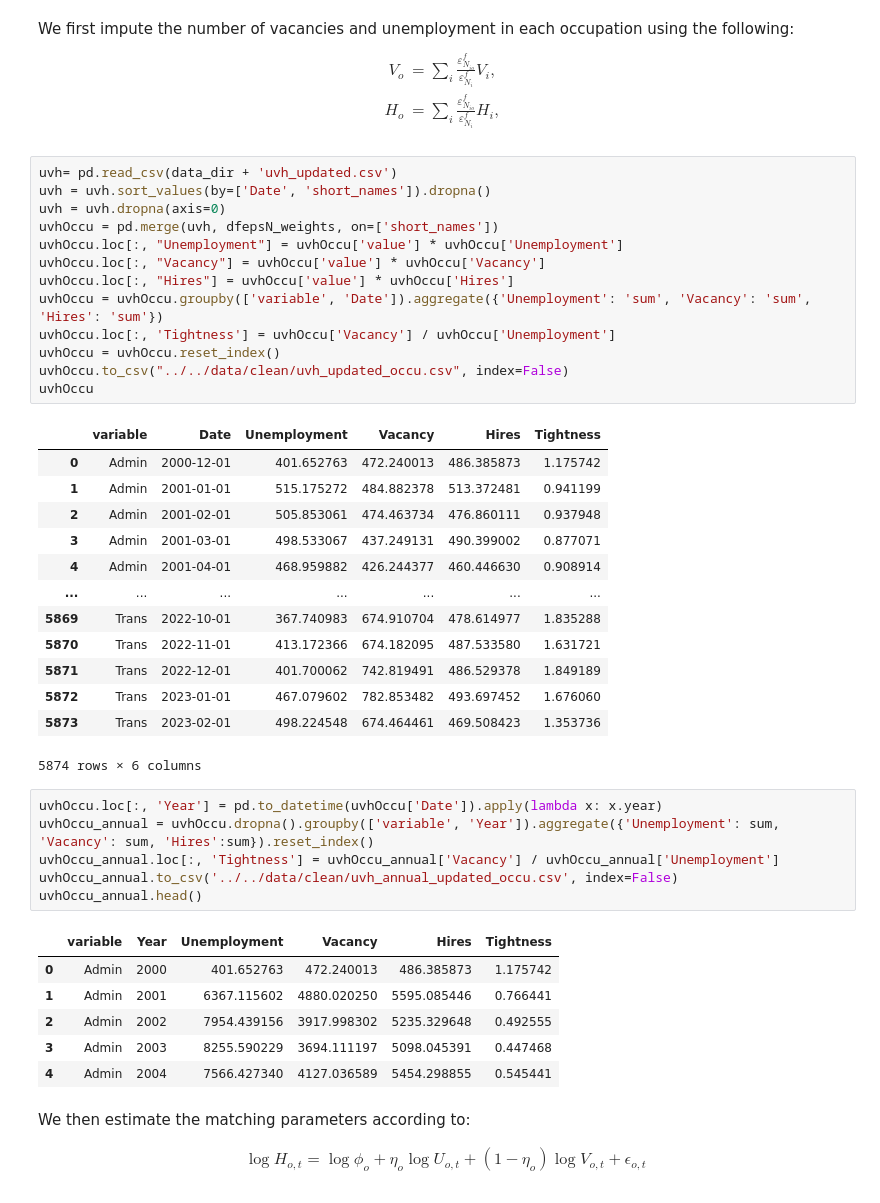
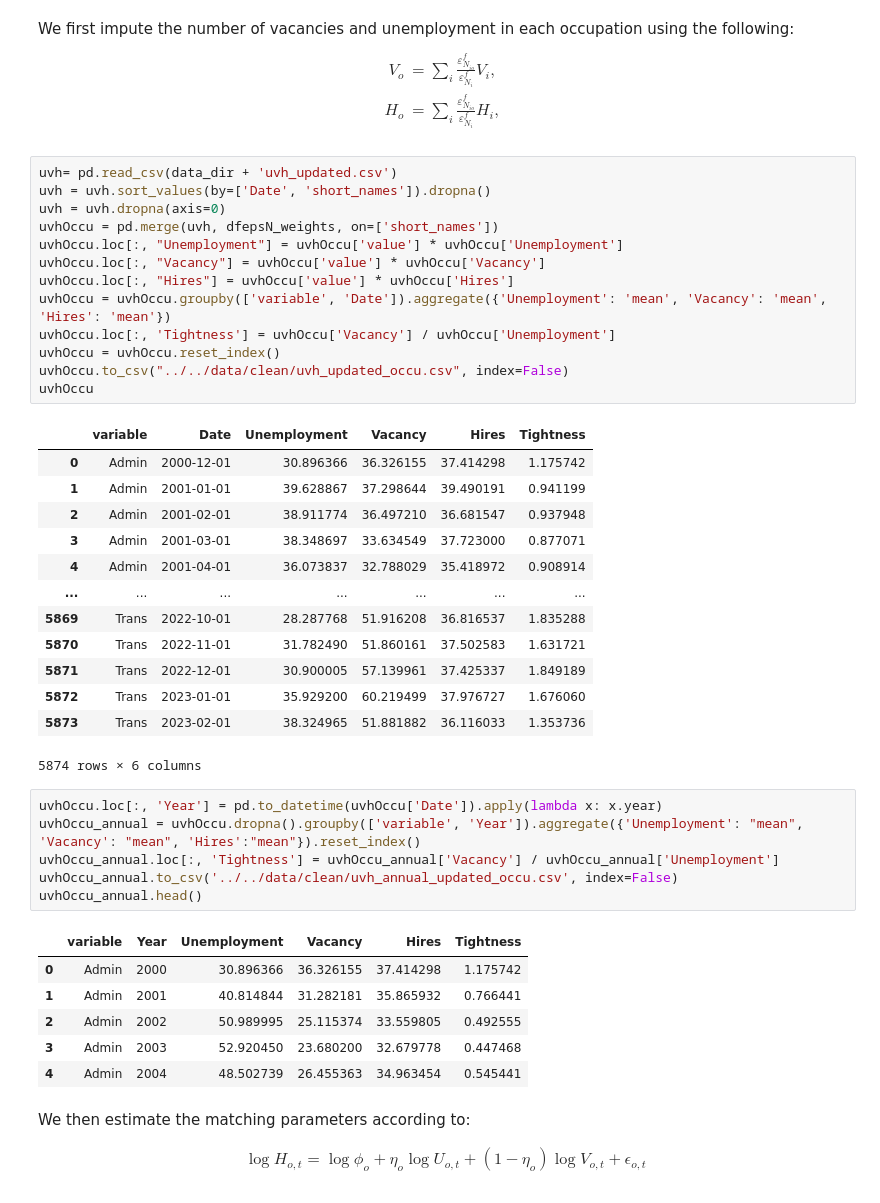
Before and after one commit to hs97/UnemploymentNetwork, a Jupyter notebook: code/clean_data/compute_occupation_params.ipynb, the cells around one changed output. Drawn from its saved outputs; the diff is of its cells as text.

```diff
--- a/code/clean_data/compute_occupation_params.ipynb
+++ b/code/clean_data/compute_occupation_params.ipynb
@@ -35,43 +35,43 @@ We first impute the number of vacancies and unemployment in each occupation usin
 # %%
 uvh= pd.read_csv(data_dir + 'uvh_updated.csv')
 uvh = uvh.sort_values(by=['Date', 'short_names']).dropna()
 uvh = uvh.dropna(axis=0)
 uvhOccu = pd.merge(uvh, dfepsN_weights, on=['short_names'])
 uvhOccu.loc[:, "Unemployment"] = uvhOccu['value'] * uvhOccu['Unemployment']
 uvhOccu.loc[:, "Vacancy"] = uvhOccu['value'] * uvhOccu['Vacancy']
 uvhOccu.loc[:, "Hires"] = uvhOccu['value'] * uvhOccu['Hires']
-uvhOccu = uvhOccu.groupby(['variable', 'Date']).aggregate({'Unemployment': 'sum', 'Vacancy': 'sum', 'Hires': 'sum'})
+uvhOccu = uvhOccu.groupby(['variable', 'Date']).aggregate({'Unemployment': 'mean', 'Vacancy': 'mean', 'Hires': 'mean'})
 uvhOccu.loc[:, 'Tightness'] = uvhOccu['Vacancy'] / uvhOccu['Unemployment']
 uvhOccu = uvhOccu.reset_index()
 uvhOccu.to_csv("../../data/clean/uvh_updated_occu.csv", index=False)
 uvhOccu
 # %% [output]
 |  | variable | Date | Unemployment | Vacancy | Hires | Tightness |
-| 0 | Admin | 2000-12-01 | 401.652763 | 472.240013 | 486.385873 | 1.175742 |
-| 1 | Admin | 2001-01-01 | 515.175272 | 484.882378 | 513.372481 | 0.941199 |
-| 2 | Admin | 2001-02-01 | 505.853061 | 474.463734 | 476.860111 | 0.937948 |
-| 3 | Admin | 2001-03-01 | 498.533067 | 437.249131 | 490.399002 | 0.877071 |
-| 4 | Admin | 2001-04-01 | 468.959882 | 426.244377 | 460.446630 | 0.908914 |
+| 0 | Admin | 2000-12-01 | 30.896366 | 36.326155 | 37.414298 | 1.175742 |
+| 1 | Admin | 2001-01-01 | 39.628867 | 37.298644 | 39.490191 | 0.941199 |
+| 2 | Admin | 2001-02-01 | 38.911774 | 36.497210 | 36.681547 | 0.937948 |
+| 3 | Admin | 2001-03-01 | 38.348697 | 33.634549 | 37.723000 | 0.877071 |
+| 4 | Admin | 2001-04-01 | 36.073837 | 32.788029 | 35.418972 | 0.908914 |
 | ... | ... | ... | ... | ... | ... | ... |
-| 5869 | Trans | 2022-10-01 | 367.740983 | 674.910704 | 478.614977 | 1.835288 |
-| 5870 | Trans | 2022-11-01 | 413.172366 | 674.182095 | 487.533580 | 1.631721 |
-| 5871 | Trans | 2022-12-01 | 401.700062 | 742.819491 | 486.529378 | 1.849189 |
-| 5872 | Trans | 2023-01-01 | 467.079602 | 782.853482 | 493.697452 | 1.676060 |
-| 5873 | Trans | 2023-02-01 | 498.224548 | 674.464461 | 469.508423 | 1.353736 |
+| 5869 | Trans | 2022-10-01 | 28.287768 | 51.916208 | 36.816537 | 1.835288 |
+| 5870 | Trans | 2022-11-01 | 31.782490 | 51.860161 | 37.502583 | 1.631721 |
+| 5871 | Trans | 2022-12-01 | 30.900005 | 57.139961 | 37.425337 | 1.849189 |
+| 5872 | Trans | 2023-01-01 | 35.929200 | 60.219499 | 37.976727 | 1.676060 |
+| 5873 | Trans | 2023-02-01 | 38.324965 | 51.881882 | 36.116033 | 1.353736 |
 5874 rows × 6 columns
 # %%
 uvhOccu.loc[:, 'Year'] = pd.to_datetime(uvhOccu['Date']).apply(lambda x: x.year)
-uvhOccu_annual = uvhOccu.dropna().groupby(['variable', 'Year']).aggregate({'Unemployment': sum, 'Vacancy': sum, 'Hires':sum}).reset_index()
+uvhOccu_annual = uvhOccu.dropna().groupby(['variable', 'Year']).aggregate({'Unemployment': "mean", 'Vacancy': "mean", 'Hires':"mean"}).reset_index()
 uvhOccu_annual.loc[:, 'Tightness'] = uvhOccu_annual['Vacancy'] / uvhOccu_annual['Unemployment']
 uvhOccu_annual.to_csv('../../data/clean/uvh_annual_updated_occu.csv', index=False)
 uvhOccu_annual.head()
 # %% [output]
 |  | variable | Year | Unemployment | Vacancy | Hires | Tightness |
-| 0 | Admin | 2000 | 401.652763 | 472.240013 | 486.385873 | 1.175742 |
-| 1 | Admin | 2001 | 6367.115602 | 4880.020250 | 5595.085446 | 0.766441 |
-| 2 | Admin | 2002 | 7954.439156 | 3917.998302 | 5235.329648 | 0.492555 |
-| 3 | Admin | 2003 | 8255.590229 | 3694.111197 | 5098.045391 | 0.447468 |
-| 4 | Admin | 2004 | 7566.427340 | 4127.036589 | 5454.298855 | 0.545441 |
+| 0 | Admin | 2000 | 30.896366 | 36.326155 | 37.414298 | 1.175742 |
+| 1 | Admin | 2001 | 40.814844 | 31.282181 | 35.865932 | 0.766441 |
+| 2 | Admin | 2002 | 50.989995 | 25.115374 | 33.559805 | 0.492555 |
+| 3 | Admin | 2003 | 52.920450 | 23.680200 | 32.679778 | 0.447468 |
+| 4 | Admin | 2004 | 48.502739 | 26.455363 | 34.963454 | 0.545441 |
 # %% [markdown]
 We then estimate the matching parameters according to:
 
```
Also changed, not shown: 6 other files.
